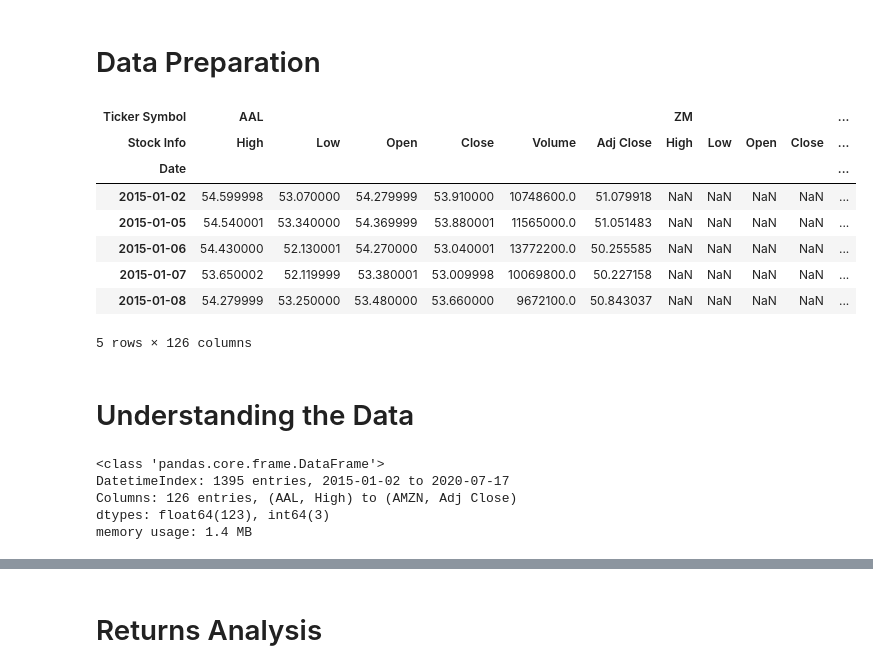
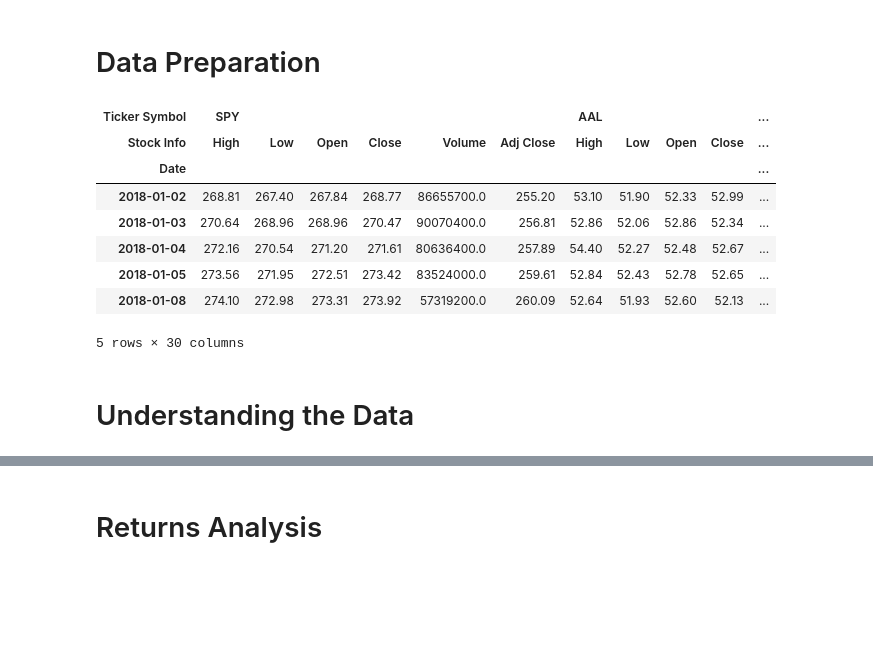
Before and after one commit to chankeith96/Side-Project---Financial-Analysis, a Jupyter notebook: My Financial Analysis.ipynb, the cells around one changed output, grey strips where cells are left out. Saved outputs shown, nothing was run; the diff lists cells and outputs as text; code cells hidden in the pictures; blank space fills up the shorter version.

```diff
--- a/My Financial Analysis.ipynb
+++ b/My Financial Analysis.ipynb
@@ -86,23 +77,34 @@ stocks.columns.names = ['Ticker Symbol','Stock Info']
+# %%
+# Set the start and end dates for your analysis. The end date is set to current day by default
+start_date = '2018-01-01'
+end_date = datetime.date.today().strftime('%Y-%m-%d')
+
+# List the ticker symbols you are interested in (as strings)
+tickers = ["SPY", "AAL", "ZM", "NFLX", "FB"]
+# tickers = ["AAL", "AAPL", "FB", "AMD", "ZM", "NFLX", "SPY", "VOO", "VXX", "CCL", "JETS","MSFT","CNK", "SPT", "SQ","XOP","NKLA","PTON","APT","FSLY","DDOG","PYPL","TSLA","AMZN"]
+
+# I want to store each df separately to do Bollinger band plots later on
+each_df = {}
+for ticker in tickers:
+    each_df[ticker] = data.DataReader(ticker, 'yahoo', start_date, end_date)
+
+# Concatenate dataframes for each ticker together to create a single dataframe called stocks
+stocks = pd.concat(each_df, axis=1, keys = tickers)
+
+# Set names for the multi-index
+stocks.columns.names = ['Ticker Symbol','Stock Info']
 # %%
 # What does the df look like
-stocks.head()
+stocks.head().round(2)
 # %% [output]
-| Ticker Symbol | AAL |  |  |  |  |  | ZM |  |  |  | ... |
+| Ticker Symbol | SPY |  |  |  |  |  | AAL |  |  |  | ... |
 | Stock Info | High | Low | Open | Close | Volume | Adj Close | High | Low | Open | Close | ... |
 | Date |  |  |  |  |  |  |  |  |  |  | ... |
-| 2015-01-02 | 54.599998 | 53.070000 | 54.279999 | 53.910000 | 10748600.0 | 51.079918 | NaN | NaN | NaN | NaN | ... |
-| 2015-01-05 | 54.540001 | 53.340000 | 54.369999 | 53.880001 | 11565000.0 | 51.051483 | NaN | NaN | NaN | NaN | ... |
-| 2015-01-06 | 54.430000 | 52.130001 | 54.270000 | 53.040001 | 13772200.0 | 50.255585 | NaN | NaN | NaN | NaN | ... |
-| 2015-01-07 | 53.650002 | 52.119999 | 53.380001 | 53.009998 | 10069800.0 | 50.227158 | NaN | NaN | NaN | NaN | ... |
-| 2015-01-08 | 54.279999 | 53.250000 | 53.480000 | 53.660000 | 9672100.0 | 50.843037 | NaN | NaN | NaN | NaN | ... |
+| 2018-01-02 | 268.81 | 267.40 | 267.84 | 268.77 | 86655700.0 | 255.20 | 53.10 | 51.90 | 52.33 | 52.99 | ... |
+| 2018-01-03 | 270.64 | 268.96 | 268.96 | 270.47 | 90070400.0 | 256.81 | 52.86 | 52.06 | 52.86 | 52.34 | ... |
+| 2018-01-04 | 272.16 | 270.54 | 271.20 | 271.61 | 80636400.0 | 257.89 | 54.40 | 52.27 | 52.48 | 52.67 | ... |
+| 2018-01-05 | 273.56 | 271.95 | 272.51 | 273.42 | 83524000.0 | 259.61 | 52.84 | 52.43 | 52.78 | 52.65 | ... |
+| 2018-01-08 | 274.10 | 272.98 | 273.31 | 273.92 | 57319200.0 | 260.09 | 52.64 | 51.93 | 52.60 | 52.13 | ... |
-5 rows × 126 columns
+5 rows × 30 columns
 # %% [markdown]
 # Understanding the Data
-# %%
-stocks.info()
-# %% [output]
-<class 'pandas.core.frame.DataFrame'>
-DatetimeIndex: 1395 entries, 2015-01-02 to 2020-07-17
-Columns: 126 entries, (AAL, High) to (AMZN, Adj Close)
-dtypes: float64(123), int64(3)
-memory usage: 1.4 MB
```
Also changed, not shown: parts of 90 cells of this notebook.
